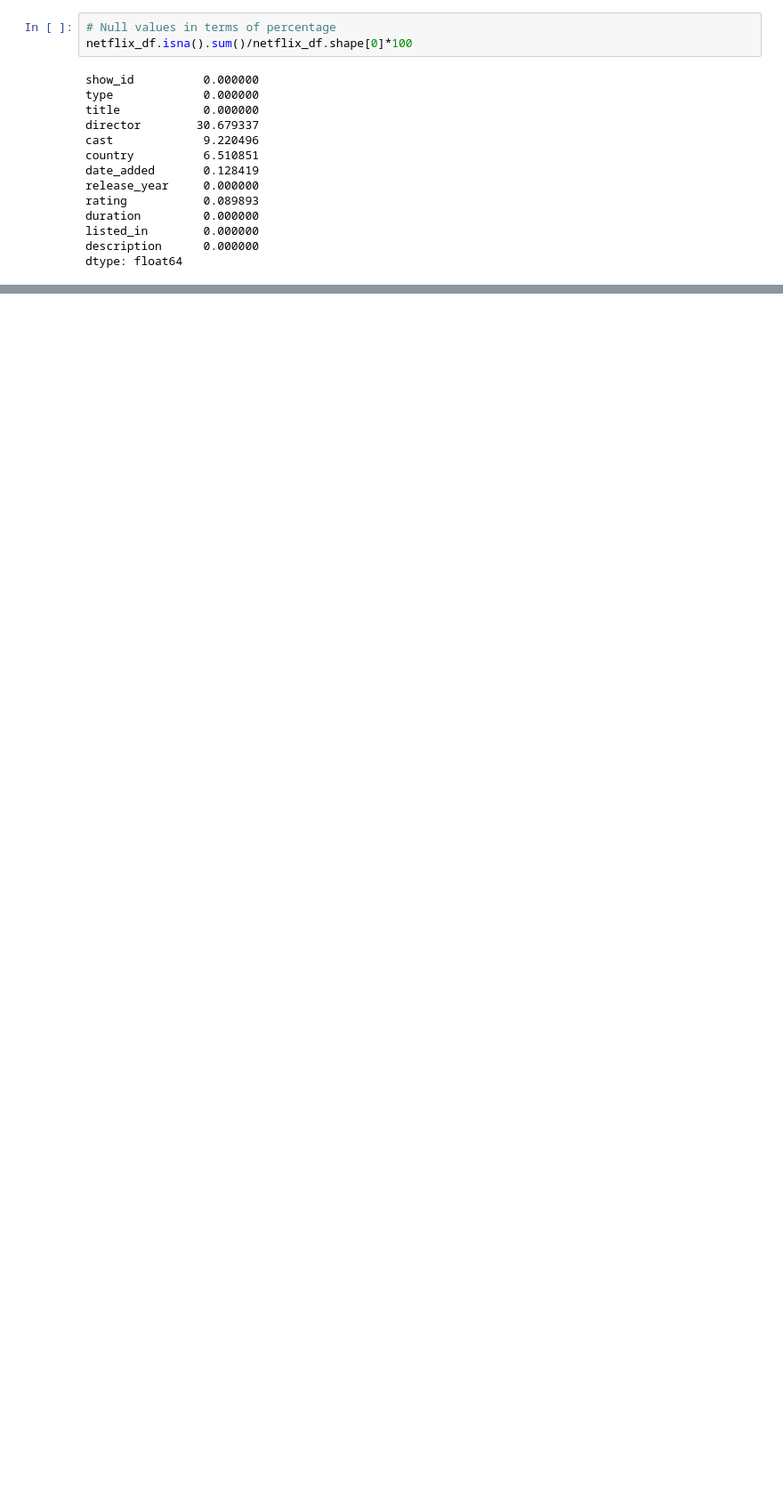
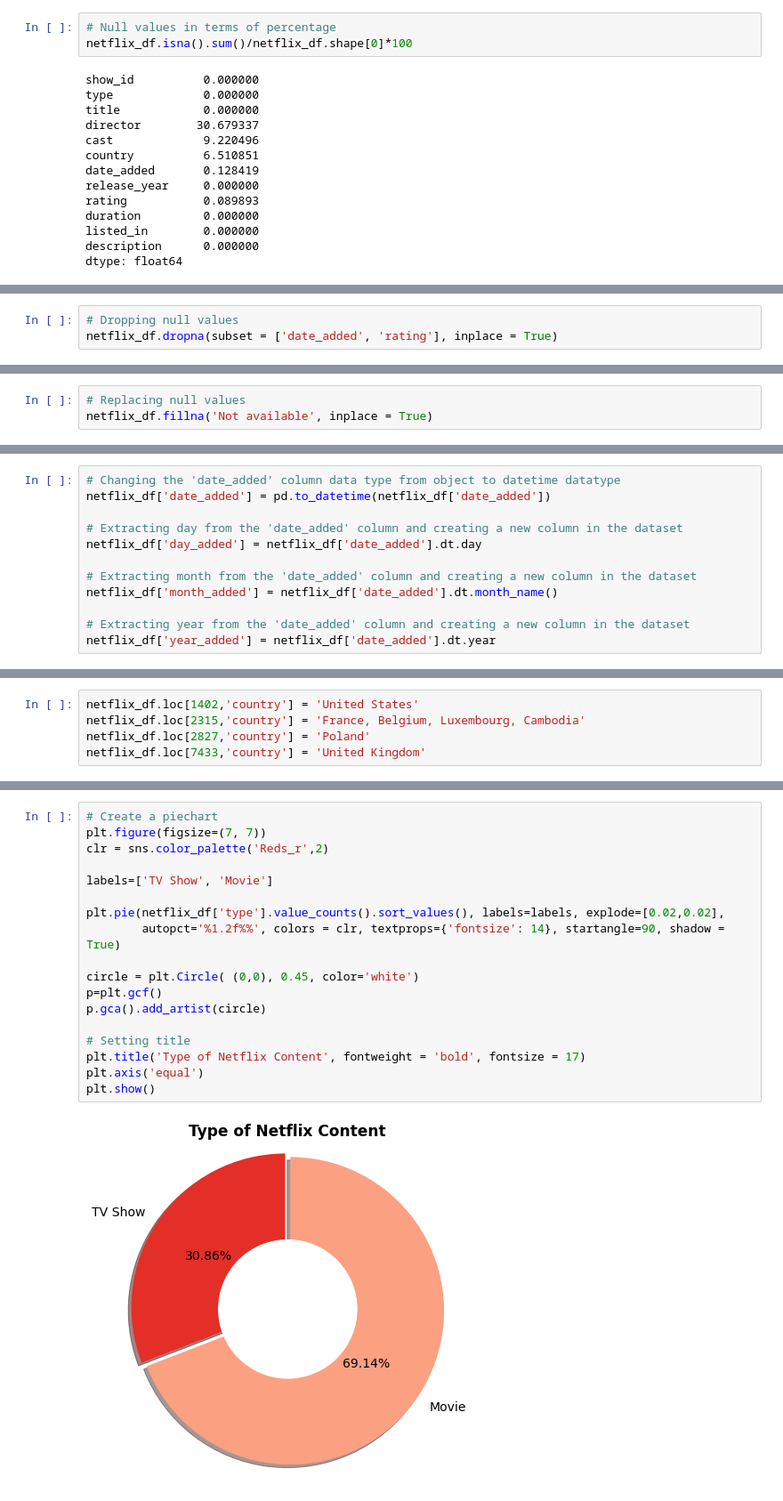
Before and after one commit to Azhar-ali7/Netflix-Movies-TVshow-unsupervised, a Jupyter notebook: Netflix_Movies_and_tv_shows_Clustering.ipynb, the cells around one changed output, grey strips where cells are left out. Shown: that part at 89% size. Cells and saved outputs as stored; diff of their text form; blank space fills up the shorter version.

```diff
--- a/Netflix_Movies_and_tv_shows_Clustering.ipynb
+++ b/Netflix_Movies_and_tv_shows_Clustering.ipynb
@@ -237,0 +241,3 @@ plt.show()
+# %%
+# Dropping null values
+netflix_df.dropna(subset = ['date_added', 'rating'], inplace = True)
@@ -237,0 +249,3 @@ plt.show()
+# %%
+# Replacing null values
+netflix_df.fillna('Not available', inplace = True)
@@ -237,0 +254,12 @@ plt.show()
+# %%
+# Changing the 'date_added' column data type from object to datetime datatype
+netflix_df['date_added'] = pd.to_datetime(netflix_df['date_added'])
+
+# Extracting day from the 'date_added' column and creating a new column in the dataset
+netflix_df['day_added'] = netflix_df['date_added'].dt.day
+
+# Extracting month from the 'date_added' column and creating a new column in the dataset
+netflix_df['month_added'] = netflix_df['date_added'].dt.month_name()
+
+# Extracting year from the 'date_added' column and creating a new column in the dataset
+netflix_df['year_added'] = netflix_df['date_added'].dt.year
@@ -237,0 +308,5 @@ plt.show()
+# %%
+netflix_df.loc[1402,'country'] = 'United States'
+netflix_df.loc[2315,'country'] = 'France, Belgium, Luxembourg, Cambodia'
+netflix_df.loc[2827,'country'] = 'Poland'
+netflix_df.loc[7433,'country'] = 'United Kingdom'
@@ -237,0 +321,20 @@ plt.show()
+# %%
+# Create a piechart
+plt.figure(figsize=(7, 7))
+clr = sns.color_palette('Reds_r',2)
+
+labels=['TV Show', 'Movie']
+
+plt.pie(netflix_df['type'].value_counts().sort_values(), labels=labels, explode=[0.02,0.02],
+        autopct='%1.2f%%', colors = clr, textprops={'fontsize': 14}, startangle=90, shadow = True)
+
+circle = plt.Circle( (0,0), 0.45, color='white')
+p=plt.gcf()
+p.gca().add_artist(circle)
+
+# Setting title
+plt.title('Type of Netflix Content', fontweight = 'bold', fontsize = 17)
+plt.axis('equal')
+plt.show()
+# %% [output]
+[figure, added]
```
Also changed, not shown: parts of 83 cells of this notebook.
